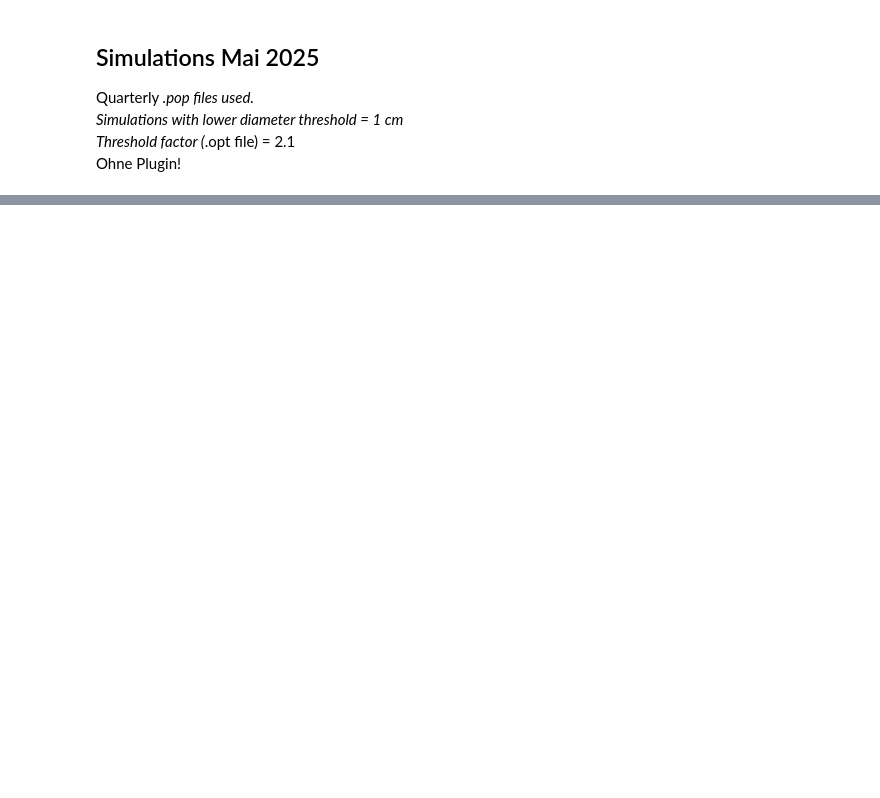
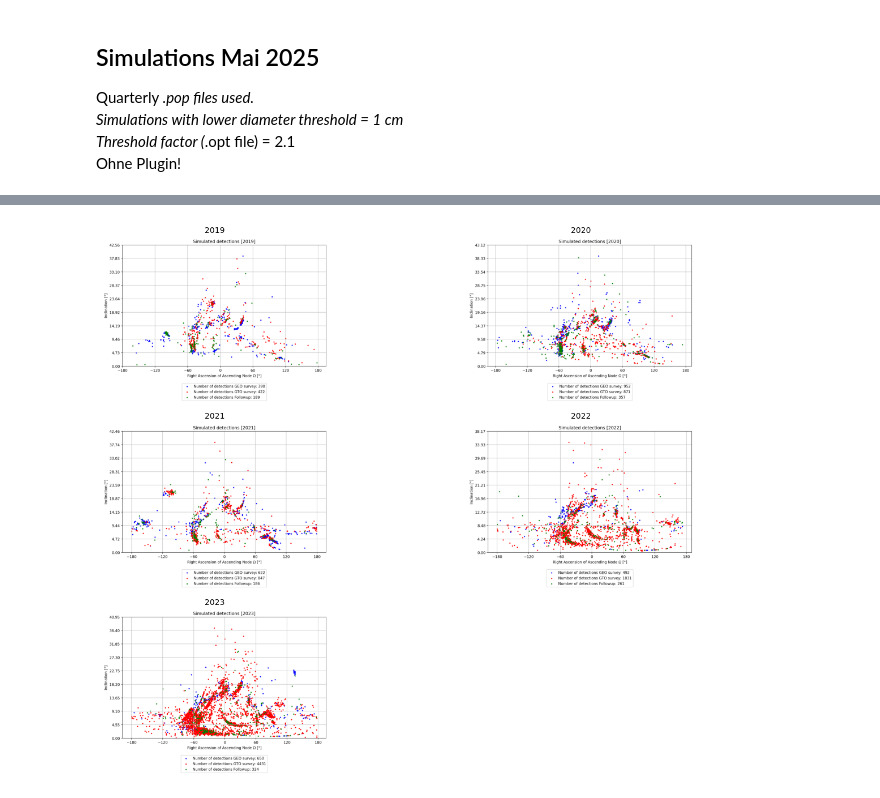
Before and after one commit to FiPf/AIUB-Backup, a Jupyter notebook: simulations_quarterly_compare_with_ESA.ipynb, the cells around one changed output, grey strips where cells are left out. Cells and saved outputs as stored; diff of their text form; code cells hidden in the pictures; blank space fills up the shorter version.

```diff
--- a/simulations_quarterly_compare_with_ESA.ipynb
+++ b/simulations_quarterly_compare_with_ESA.ipynb
@@ -146 +146,35 @@ Filtered combined shape: (25, 9528)
 <Figure size 640x480 with 0 Axes>
+# %%
+import matplotlib.pyplot as plt
+import matplotlib.image as mpimg
+
+# List of image paths
+image_paths = [
+    r"C:\Users\fionu\OneDrive\Dokumente\Daten Fiona\AIUB\Code\AIUB-Backup\output\results_simulation_quarterly_10cm\results_2019\omega_i_[2019]_detected_only_orbits_labeled.png",
+    r"C:\Users\fionu\OneDrive\Dokumente\Daten Fiona\AIUB\Code\AIUB-Backup\output\results_simulation_quarterly_10cm\results_2020\omega_i_[2020]_detected_only_orbits_labeled.png",
+    r"C:\Users\fionu\OneDrive\Dokumente\Daten Fiona\AIUB\Code\AIUB-Backup\output\results_simulation_quarterly_10cm\results_2021\omega_i_[2021]_detected_only_orbits_labeled.png",
+    r"C:\Users\fionu\OneDrive\Dokumente\Daten Fiona\AIUB\Code\AIUB-Backup\output\results_simulation_quarterly_10cm\results_2022\omega_i_[2022]_detected_only_orbits_labeled.png",
+    r"C:\Users\fionu\OneDrive\Dokumente\Daten Fiona\AIUB\Code\AIUB-Backup\output\results_simulation_quarterly_10cm\results_2023\omega_i_[2023]_detected_only_orbits_labeled.png"
+]
+
+# Create figure with subplots — larger figure size for bigger images
+fig, axs = plt.subplots(3, 2, figsize=(14, 10))
+axs = axs.flatten()
+
+years = [2019, 2020, 2021, 2022, 2023]
+
+# Display images
+for i, (path, year) in enumerate(zip(image_paths, years)):
+    img = mpimg.imread(path)
+    axs[i].imshow(img)
+    axs[i].axis('off')  # Hide axes
+    axs[i].set_title(f"{year}", fontsize=10)  # Smaller title
+
+# Hide any extra subplot axes
+for j in range(len(image_paths), len(axs)):
+    axs[j].axis('off')
+
+plt.tight_layout()
+plt.show()
+# %% [output]
+[figure, added]
```
Also changed, not shown: parts of 1 cell of this notebook, 39 other files.
